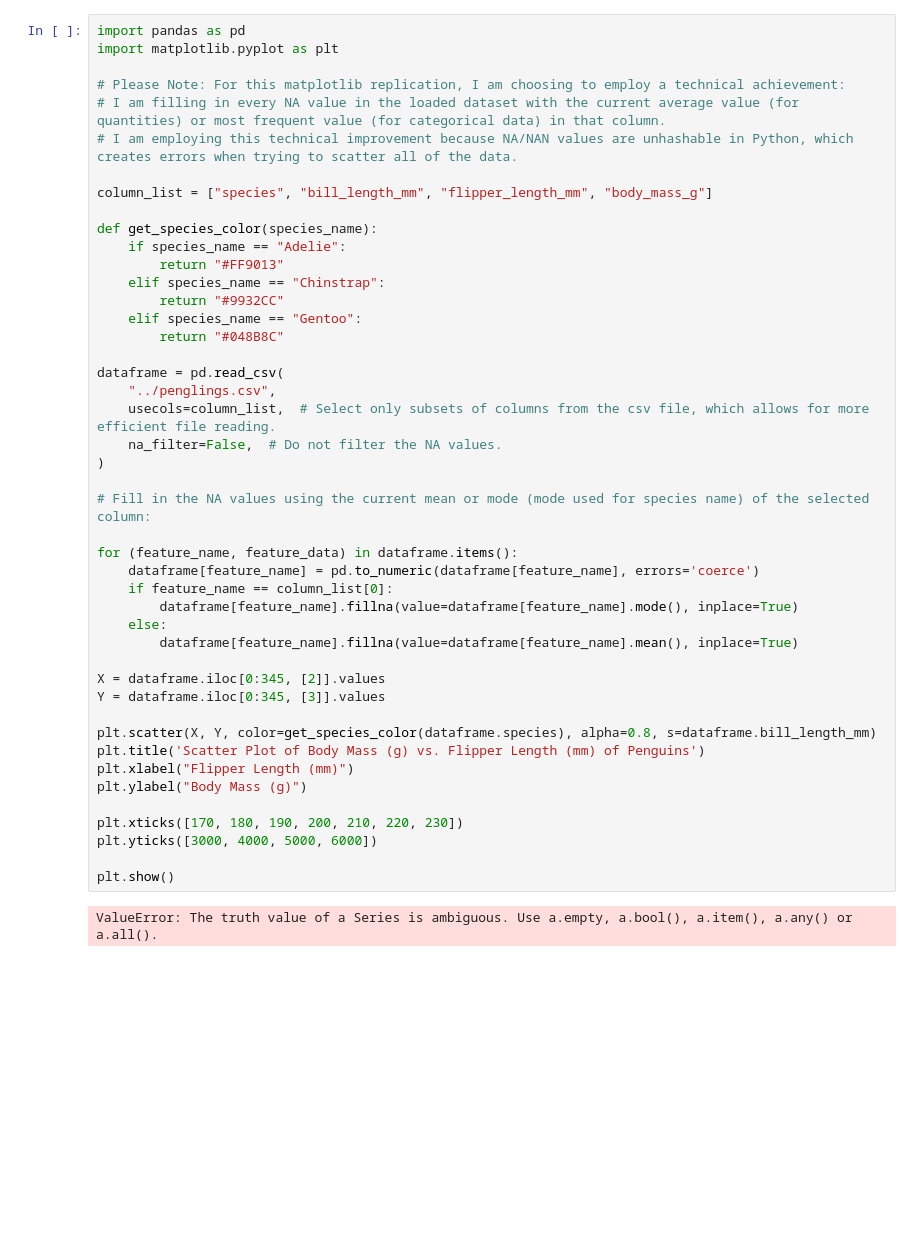
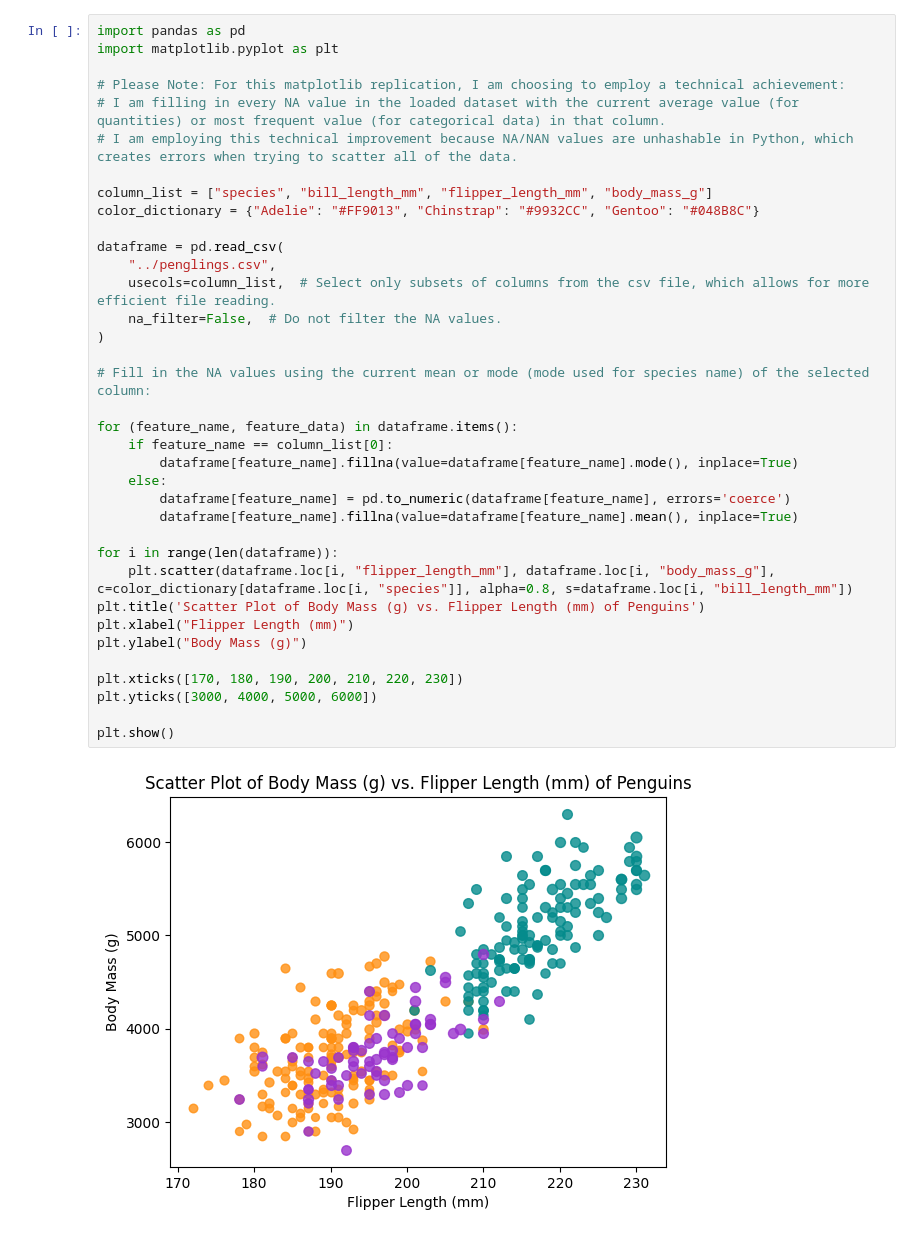
Before and after one commit to cs4804-24c/a2-DataVis-5Ways, a Jupyter notebook: matplotlib/matplotlib_replication.ipynb, the cells around one changed output. Saved outputs shown, nothing was run; the diff lists cells and outputs as text; blank space fills up the shorter version.

```diff
--- a/matplotlib/matplotlib_replication.ipynb
+++ b/matplotlib/matplotlib_replication.ipynb
@@ -4,44 +4,35 @@ import matplotlib.pyplot as plt
 
 # Please Note: For this matplotlib replication, I am choosing to employ a technical achievement:
 # I am filling in every NA value in the loaded dataset with the current average value (for quantities) or most frequent value (for categorical data) in that column.
 # I am employing this technical improvement because NA/NAN values are unhashable in Python, which creates errors when trying to scatter all of the data.
 
 column_list = ["species", "bill_length_mm", "flipper_length_mm", "body_mass_g"]
-
-def get_species_color(species_name):
-    if species_name == "Adelie":
-        return "#FF9013"
-    elif species_name == "Chinstrap":
-        return "#9932CC"
-    elif species_name == "Gentoo":
-        return "#048B8C"
+color_dictionary = {"Adelie": "#FF9013", "Chinstrap": "#9932CC", "Gentoo": "#048B8C"}
 
 dataframe = pd.read_csv(
     "../penglings.csv",
     usecols=column_list,  # Select only subsets of columns from the csv file, which allows for more efficient file reading.
     na_filter=False,  # Do not filter the NA values.
 )
 
 # Fill in the NA values using the current mean or mode (mode used for species name) of the selected column:
 
 for (feature_name, feature_data) in dataframe.items():
-    dataframe[feature_name] = pd.to_numeric(dataframe[feature_name], errors='coerce')
     if feature_name == column_list[0]:
         dataframe[feature_name].fillna(value=dataframe[feature_name].mode(), inplace=True)
     else:
+        dataframe[feature_name] = pd.to_numeric(dataframe[feature_name], errors='coerce')
         dataframe[feature_name].fillna(value=dataframe[feature_name].mean(), inplace=True)
 
-X = dataframe.iloc[0:345, [2]].values
-Y = dataframe.iloc[0:345, [3]].values
-
-plt.scatter(X, Y, color=get_species_color(dataframe.species), alpha=0.8, s=dataframe.bill_length_mm)
+for i in range(len(dataframe)):
+    plt.scatter(dataframe.loc[i, "flipper_length_mm"], dataframe.loc[i, "body_mass_g"], c=color_dictionary[dataframe.loc[i, "species"]], alpha=0.8, s=dataframe.loc[i, "bill_length_mm"])
 plt.title('Scatter Plot of Body Mass (g) vs. Flipper Length (mm) of Penguins')
 plt.xlabel("Flipper Length (mm)")
 plt.ylabel("Body Mass (g)")
 
 plt.xticks([170, 180, 190, 200, 210, 220, 230])
 plt.yticks([3000, 4000, 5000, 6000])
 
 plt.show()
 # %% [output]
-ValueError: The truth value of a Series is ambiguous. Use a.empty, a.bool(), a.item(), a.any() or a.all().
+[figure, added]
```
